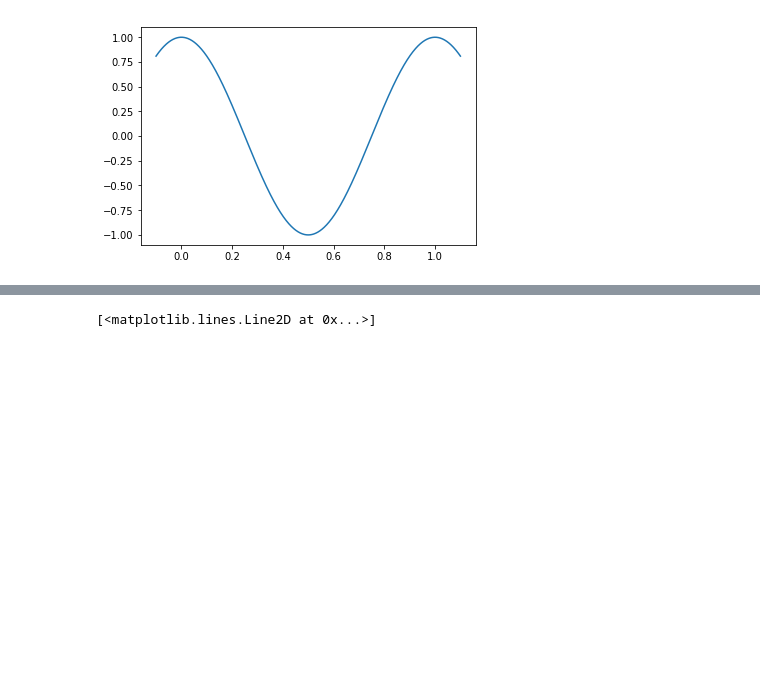
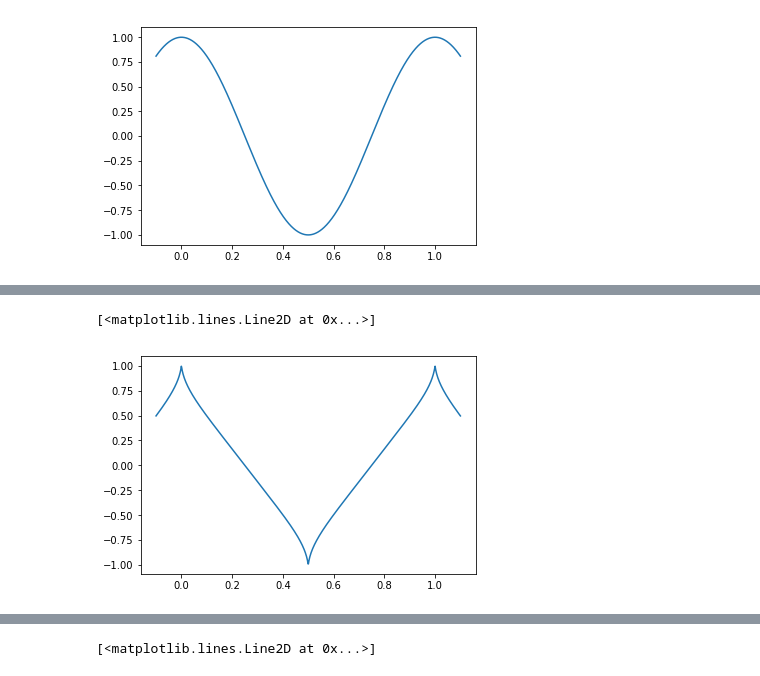
Before and after one commit to frostburn/frostsynth2, a Jupyter notebook: Waveform.ipynb, the cells around one changed output, grey strips where cells are left out. Cells and saved outputs as stored; diff of their text form; code cells hidden in the pictures; blank space fills up the shorter version.

```diff
--- a/Waveform.ipynb
+++ b/Waveform.ipynb
@@ -22,0 +38,5 @@ plot(t, cosine(t))
+# %%
+plot(t, pinch(t))
+# %% [output]
+[<matplotlib.lines.Line2D at 0x...>]
+[figure, added]
```
Also changed, not shown: parts of 7 cells of this notebook, 3 other files.
